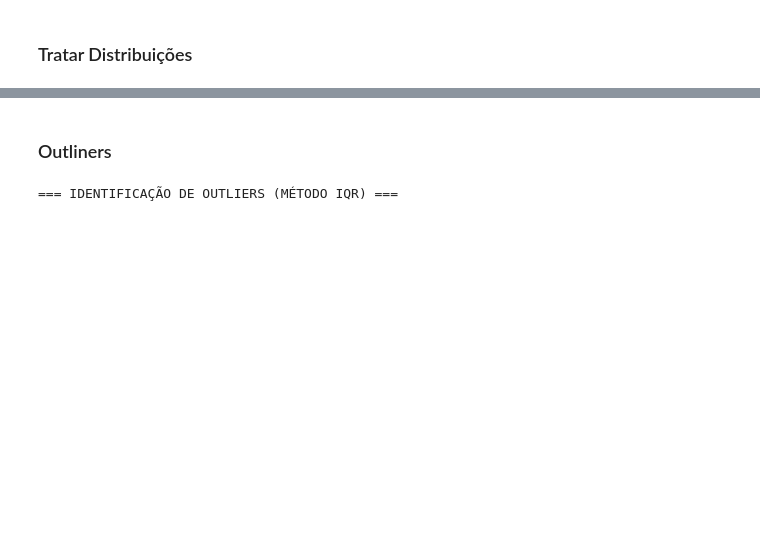
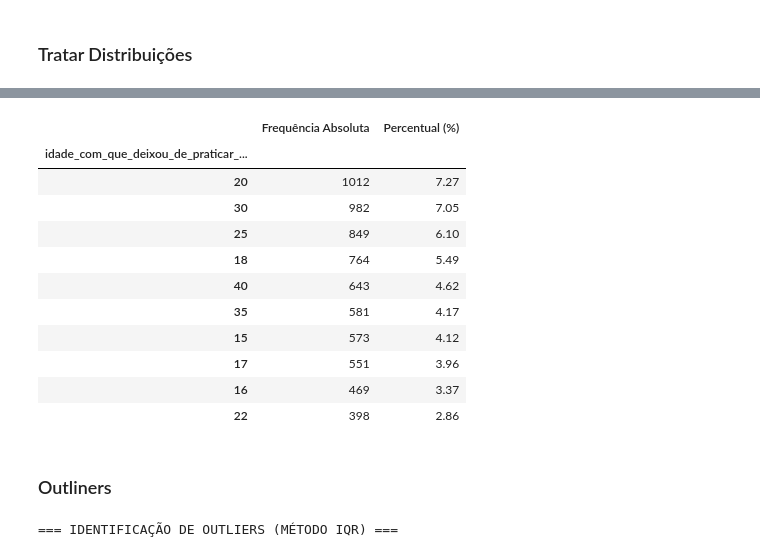
Before and after one commit to victoriaflb/bootcamp-amazing-data-intelligence, a Jupyter notebook: notebooks/analise_exploratoria.ipynb, the cells around one changed output, grey strips where cells are left out. Drawn from its saved outputs; the diff is of its cells as text; code cells hidden in the pictures; blank space fills up the shorter version.

Commit message:
feat(Validar registros e criar documentação): :zap:

```diff
--- a/notebooks/analise_exploratoria.ipynb
+++ b/notebooks/analise_exploratoria.ipynb
@@ -410,0 +325,80 @@ Assimetria (Skewness) de 'idade_do_morador_na_data_de_referencia': 0.37 (Aproxim
+# %%
+import pandas as pd
+
+# Base filtrada apenas com as pessoas que efetivamente responderam ao Suplemento de Esporte
+col_pratica = 'no_periodo_de_referencia_de_365_dias_praticou_algum_esporte_no_tempo_livre_fora_do_horario_de_trabalho_e_de_educacao_fisica_na_escola'
+
+if 'chave_pessoa' in df.columns:
+    df_pessoa = df.drop_duplicates(subset='chave_pessoa').copy()
+else:
+    df_pessoa = df.copy()
+
+# ==============================================================================
+# SEÇÃO 4: FREQUÊNCIA DA PRÁTICA E TEMPO DEDICADO
+# ==============================================================================
+print("=== 4. FREQUÊNCIA E TEMPO DEDICADO À ATIVIDADE FÍSICA / ESPORTE ===")
+
+cols_freq_esporte = [
+    'frequencia_com_que_praticou_esporte',
+    'em_dia_que_costumava_praticar_esporte_o_tempo_que_normalmente_dedicava_era_de',
+    'em_dia_que_costumava_praticar_atividade_fisica_o_tempo_que_normalmente_dedicava_era_de',
+    'quantidade_de_meses_em_que_praticou_esporte'
+]
+
+cols_freq_reais = [c for c in cols_freq_esporte if c in df_pessoa.columns]
+
+if cols_freq_reais:
+    for col_f in cols_freq_reais:
+        # Filtra apenas quem respondeu a variável (removendo os nulos do filtro do suplemento)
+        serie_valida = df_pessoa[col_f].dropna()
+        if len(serie_valida) > 0:
+            distrib = serie_valida.value_counts()
+            perc = serie_valida.value_counts(normalize=True) * 100
+            df_f = pd.DataFrame({'Frequência Absoluta': distrib, 'Percentual (%)': perc.round(2)})
+            print(f"\n--- Tabela: {col_f} ---")
+            display(df_f.head(10))
+else:
+    # Procura colunas com 'tempo' ou 'meses' relacionadas a esporte
+    cols_alt = [c for c in df_pessoa.columns if 'esport' in c.lower() and any(p in c.lower() for p in ['tempo', 'meses', 'frequen', 'dia'])]
+    for col_a in cols_alt[:3]:
+        serie_v = df_pessoa[col_a].dropna()
+        if len(serie_v) > 0:
+            distrib = serie_v.value_counts()
+            perc = serie_v.value_counts(normalize=True) * 100
+            print(f"\n--- Tabela: {col_a} ---")
+            display(pd.DataFrame({'Frequência Absoluta': distrib, 'Percentual (%)': perc.round(2)}).head(10))
+
+# ==============================================================================
+# SEÇÃO 5: MOTIVOS DE NÃO PRÁTICA / ABANDONO
+# ==============================================================================
+print("\n=== 5. MOTIVOS DE NÃO PRÁTICA / PARADA DO ESPORTE ===")
+
+cols_motivos_esporte = [
+    'qual_o_principal_motivo_de_nao_ter_praticado_esporte',
+    'qual_o_principal_motivo_de_nao_ter_praticado_atividade_fisica',
+    'motivo_pelo_qual_parou_de_praticar_esporte',
+    'idade_que_tinha_quando_deixou_de_praticar_esporte'
+]
+
+cols_motivos_reais = [c for c in cols_motivos_esporte if c in df_pessoa.columns]
+
+if cols_motivos_reais:
+    for col_m in cols_motivos_reais:
+        serie_m = df_pessoa[col_m].dropna()
+        if len(serie_m) > 0:
+            distrib_m = serie_m.value_counts()
+            perc_m = serie_m.value_counts(normalize=True) * 100
+            df_m = pd.DataFrame({'Frequência Absoluta': distrib_m, 'Percentual (%)': perc_m.round(2)})
+            print(f"\n--- Tabela: {col_m} ---")
+            display(df_m.head(10))
+else:
+    # Procura colunas com 'motivo' ou 'parou'
+    cols_m_alt = [c for c in df_pessoa.columns if any(p in c.lower() for p in ['motivo', 'parou', 'deixou']) and any(p in c.lower() for p in ['esport', 'atividad', 'prat'])]
+    for col_ma in cols_m_alt[:3]:
+        serie_mv = df_pessoa[col_ma].dropna()
+        if len(serie_mv) > 0:
+            distrib_m = serie_mv.value_counts()
+            perc_m = serie_mv.value_counts(normalize=True) * 100
+            print(f"\n--- Tabela: {col_ma} ---")
+            display(pd.DataFrame({'Frequência Absoluta': distrib_m, 'Percentual (%)': perc_m.round(2)}).head(10))
+# %% [output]
@@ -411,3 +446,15 @@ Assimetria (Skewness) de 'idade_do_morador_na_data_de_referencia': 0.37 (Aproxim
+|  | Frequência Absoluta | Percentual (%) |
+| idade_com_que_deixou_de_praticar_... |  |  |
+| 20 | 1012 | 7.27 |
+| 30 | 982 | 7.05 |
+| 25 | 849 | 6.10 |
+| 18 | 764 | 5.49 |
+| 40 | 643 | 4.62 |
+| 35 | 581 | 4.17 |
+| 15 | 573 | 4.12 |
+| 17 | 551 | 3.96 |
+| 16 | 469 | 3.37 |
+| 22 | 398 | 2.86 |
 # %% [markdown]
 ### Outliners
 # %%
```
Also changed, not shown: parts of 6 cells of this notebook.
